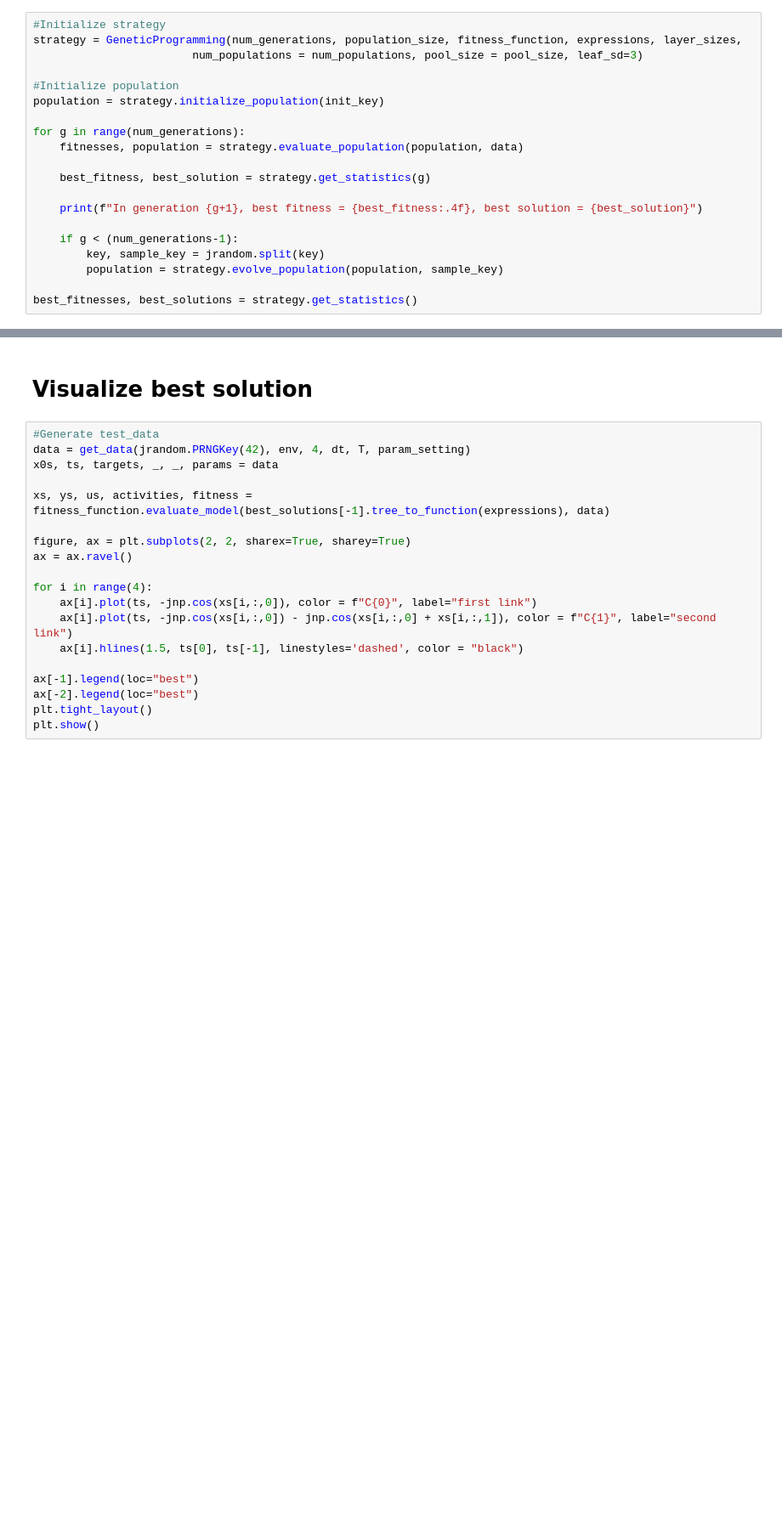
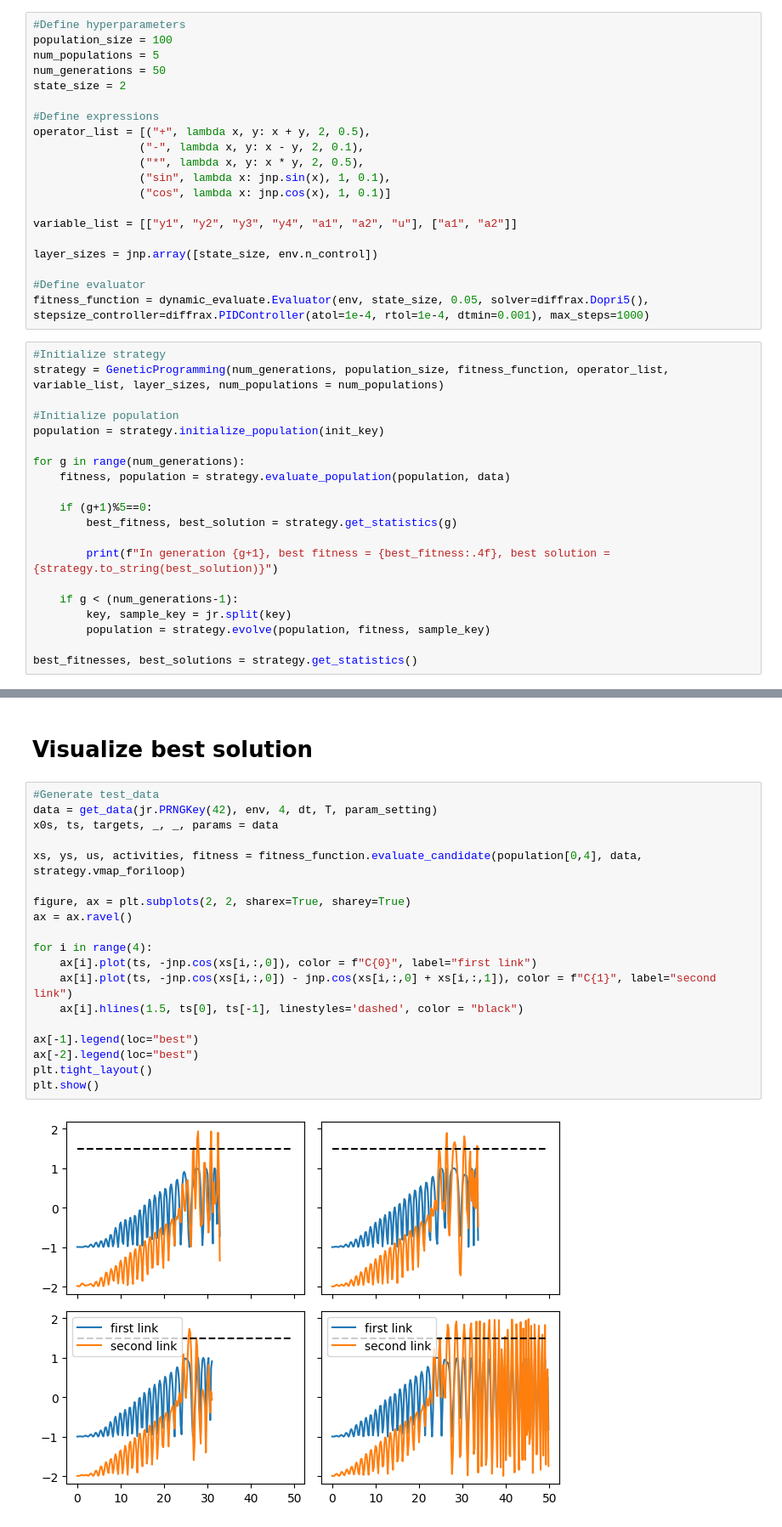
Before and after one commit to sdevries0/MultiTreeGP, a Jupyter notebook: examples/DynamicPolicy.ipynb, the cells around one changed output, grey strips where cells are left out. Shown at 85% size. Saved outputs shown, nothing was run; the diff lists cells and outputs as text; blank space fills up the shorter version.

```diff
--- a/examples/DynamicPolicy.ipynb
+++ b/examples/DynamicPolicy.ipynb
@@ -58,20 +47,40 @@ fitness_function = dynamic_evaluate.Evaluator(env, state_size, dt0 = 0.002)
+# %%
+#Define hyperparameters
+population_size = 100
+num_populations = 5
+num_generations = 50
+state_size = 2
+
+#Define expressions
+operator_list = [("+", lambda x, y: x + y, 2, 0.5),
+                ("-", lambda x, y: x - y, 2, 0.1),
+                ("*", lambda x, y: x * y, 2, 0.5),
+                ("sin", lambda x: jnp.sin(x), 1, 0.1),
+                ("cos", lambda x: jnp.cos(x), 1, 0.1)]
+
+variable_list = [["y1", "y2", "y3", "y4", "a1", "a2", "u"], ["a1", "a2"]]
+
+layer_sizes = jnp.array([state_size, env.n_control])
+
+#Define evaluator
+fitness_function = dynamic_evaluate.Evaluator(env, state_size, 0.05, solver=diffrax.Dopri5(), stepsize_controller=diffrax.PIDController(atol=1e-4, rtol=1e-4, dtmin=0.001), max_steps=1000)
 # %%
 #Initialize strategy
-strategy = GeneticProgramming(num_generations, population_size, fitness_function, expressions, layer_sizes,
-                        num_populations = num_populations, pool_size = pool_size, leaf_sd=3)
+strategy = GeneticProgramming(num_generations, population_size, fitness_function, operator_list, variable_list, layer_sizes, num_populations = num_populations)
 
 #Initialize population
 population = strategy.initialize_population(init_key)
 
 for g in range(num_generations):
-    fitnesses, population = strategy.evaluate_population(population, data)
+    fitness, population = strategy.evaluate_population(population, data)
 
-    best_fitness, best_solution = strategy.get_statistics(g)
+    if (g+1)%5==0:
+        best_fitness, best_solution = strategy.get_statistics(g)
 
-    print(f"In generation {g+1}, best fitness = {best_fitness:.4f}, best solution = {best_solution}")
+        print(f"In generation {g+1}, best fitness = {best_fitness:.4f}, best solution = {strategy.to_string(best_solution)}")
 
     if g < (num_generations-1):
-        key, sample_key = jrandom.split(key)
-        population = strategy.evolve_population(population, sample_key)
+        key, sample_key = jr.split(key)
+        population = strategy.evolve(population, fitness, sample_key)
 
 best_fitnesses, best_solutions = strategy.get_statistics()
@@ -79,20 +100,22 @@ best_fitnesses, best_solutions = strategy.get_statistics()
 # Visualize best solution
 # %%
 #Generate test_data
-data = get_data(jrandom.PRNGKey(42), env, 4, dt, T, param_setting)
+data = get_data(jr.PRNGKey(42), env, 4, dt, T, param_setting)
 x0s, ts, targets, _, _, params = data
 
-xs, ys, us, activities, fitness = fitness_function.evaluate_model(best_solutions[-1].tree_to_function(expressions), data)
+xs, ys, us, activities, fitness = fitness_function.evaluate_candidate(population[0,4], data, strategy.vmap_foriloop)
 
 figure, ax = plt.subplots(2, 2, sharex=True, sharey=True)
 ax = ax.ravel()
 
 for i in range(4):
     ax[i].plot(ts, -jnp.cos(xs[i,:,0]), color = f"C{0}", label="first link")
     ax[i].plot(ts, -jnp.cos(xs[i,:,0]) - jnp.cos(xs[i,:,0] + xs[i,:,1]), color = f"C{1}", label="second link")
     ax[i].hlines(1.5, ts[0], ts[-1], linestyles='dashed', color = "black")
 
 ax[-1].legend(loc="best")
 ax[-2].legend(loc="best")
 plt.tight_layout()
 plt.show()
+# %% [output]
+[figure, added]
```
Also changed, not shown: parts of 4 cells of this notebook, 7 other files.
